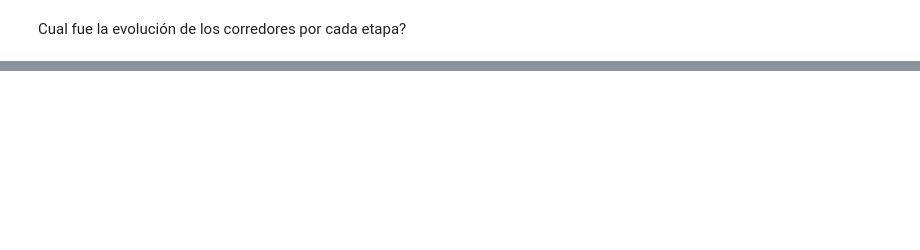
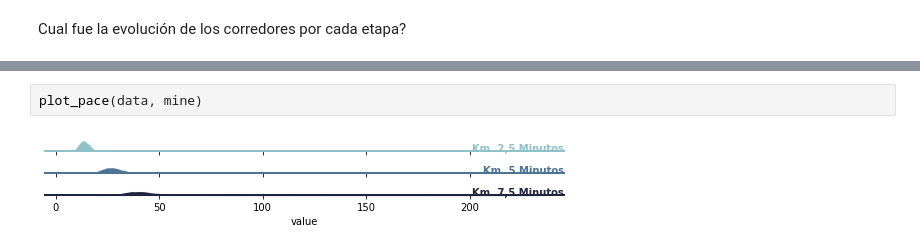
Before and after one commit to mmngreco/sansilvestre, a Jupyter notebook: 2021/analysis.ipynb, the cells around one changed output, grey strips where cells are left out. Drawn from its saved outputs; the diff is of its cells as text; blank space fills up the shorter version.

```diff
--- a/2021/analysis.ipynb
+++ b/2021/analysis.ipynb
@@ -109,0 +120,4 @@ plt.show()
+# %%
+plot_pace(data, mine)
+# %% [output]
+[figure, added]
```
Also changed, not shown: parts of 7 cells of this notebook, 1 other file.
